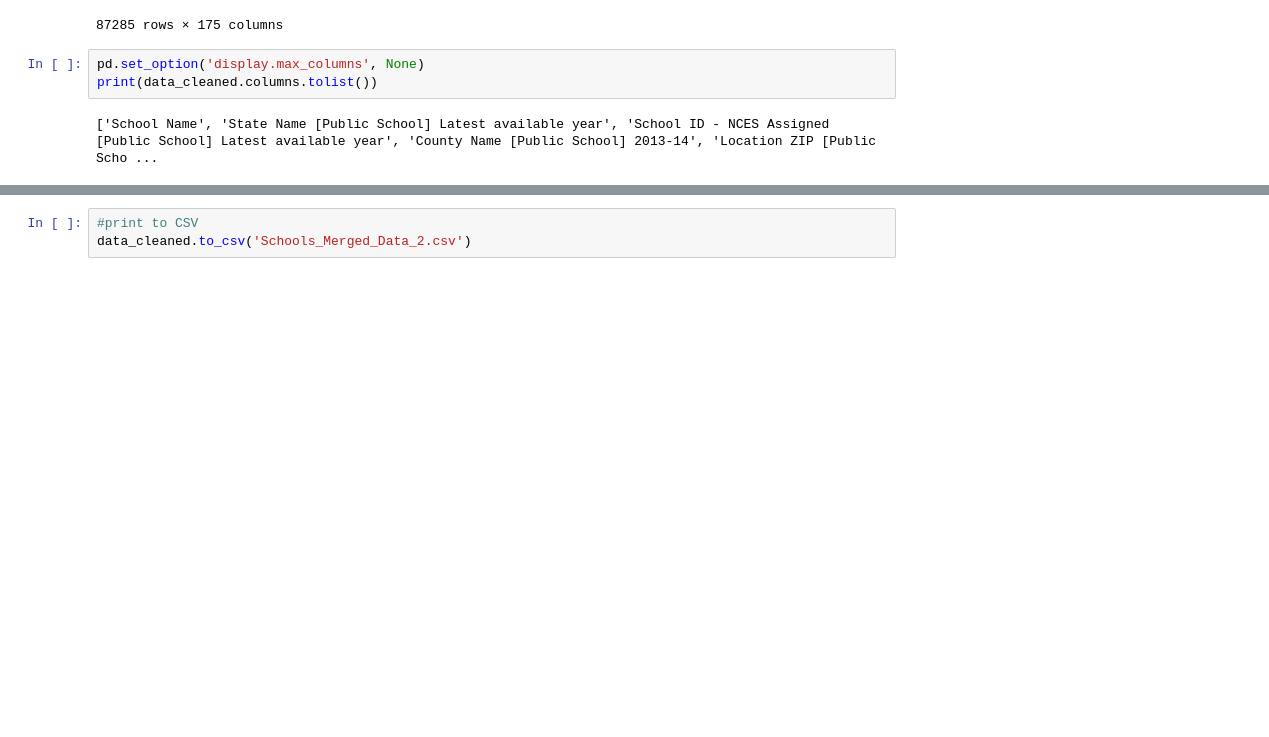
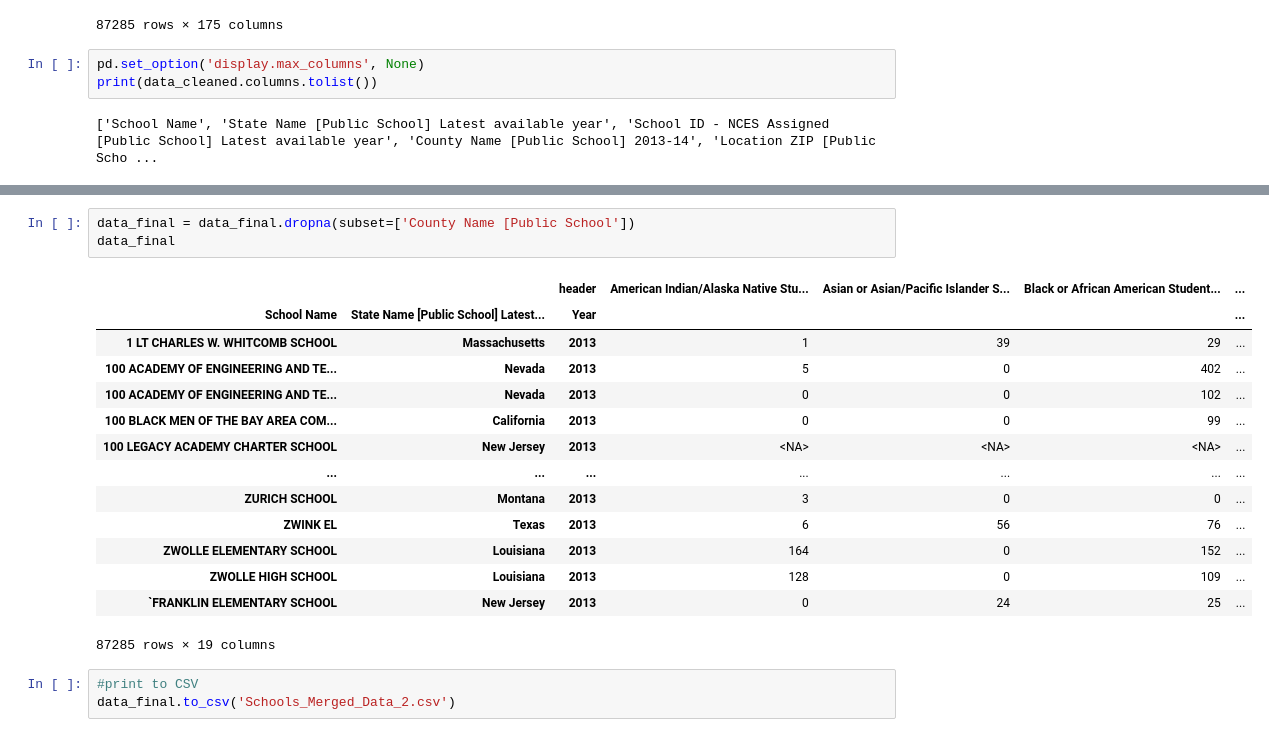
Before and after one commit to Becca8463/Project_3, a Jupyter notebook: School_Data/2002 - 2014 School Data (2).ipynb, the cells around one changed output, grey strips where cells are left out. Cells and saved outputs as stored; diff of their text form; blank space fills up the shorter version.

```diff
--- a/School_Data/2002 - 2014 School Data (2).ipynb
+++ b/School_Data/2002 - 2014 School Data (2).ipynb
@@ -228,3 +240,21 @@ data_cleaned.index.names=["Schools_Index"]
+# %%
+data_final = data_final.dropna(subset=['County Name [Public School'])
+data_final
+# %% [output]
+|  |  | header | American Indian/Alaska Native Stu... | Asian or Asian/Pacific Islander S... | Black or African American Student... | ... |
+| School Name | State Name [Public School] Latest... | Year |  |  |  | ... |
+| 1 LT CHARLES W. WHITCOMB SCHOOL | Massachusetts | 2013 | 1 | 39 | 29 | ... |
+| 100 ACADEMY OF ENGINEERING AND TE... | Nevada | 2013 | 5 | 0 | 402 | ... |
+| 100 ACADEMY OF ENGINEERING AND TE... | Nevada | 2013 | 0 | 0 | 102 | ... |
+| 100 BLACK MEN OF THE BAY AREA COM... | California | 2013 | 0 | 0 | 99 | ... |
+| 100 LEGACY ACADEMY CHARTER SCHOOL | New Jersey | 2013 | <NA> | <NA> | <NA> | ... |
+| ... | ... | ... | ... | ... | ... | ... |
+| ZURICH SCHOOL | Montana | 2013 | 3 | 0 | 0 | ... |
+| ZWINK EL | Texas | 2013 | 6 | 56 | 76 | ... |
+| ZWOLLE ELEMENTARY SCHOOL | Louisiana | 2013 | 164 | 0 | 152 | ... |
+| ZWOLLE HIGH SCHOOL | Louisiana | 2013 | 128 | 0 | 109 | ... |
+| `FRANKLIN ELEMENTARY SCHOOL | New Jersey | 2013 | 0 | 24 | 25 | ... |
+87285 rows × 19 columns
 # %%
 #print to CSV
-data_cleaned.to_csv('Schools_Merged_Data_2.csv')
+data_final.to_csv('Schools_Merged_Data_2.csv')
```
Also changed, not shown: parts of 9 cells of this notebook.
